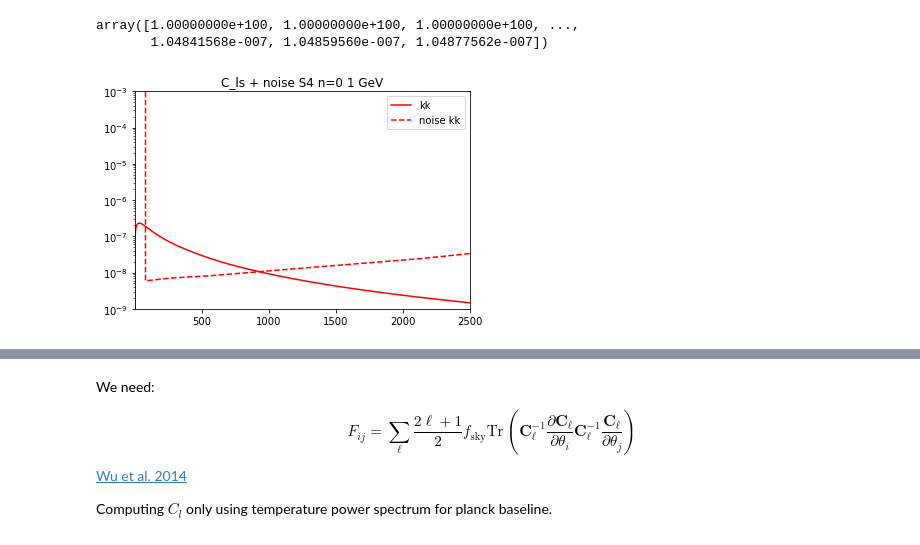
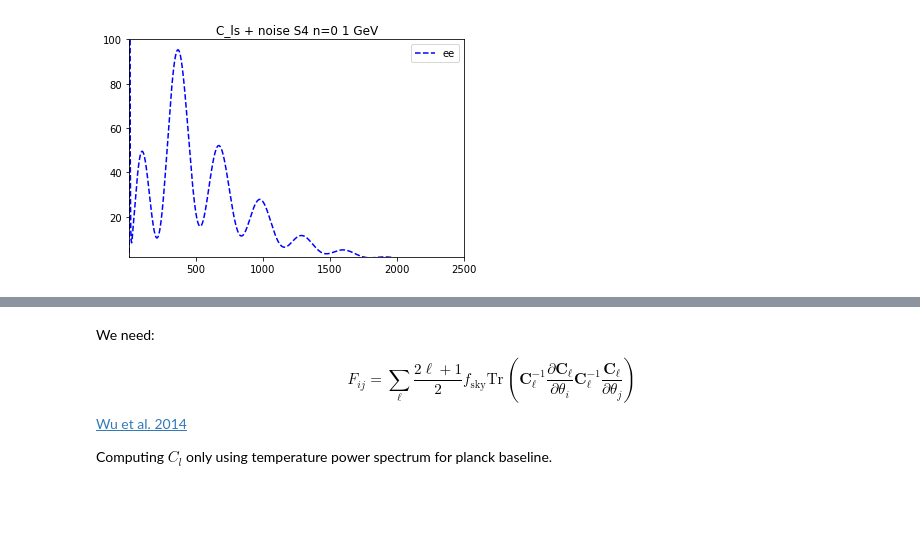
Before and after one commit to iej2106/fisher_dmb, a Jupyter notebook: compute_fisher_dmb_S4.ipynb, the cells around one changed output, grey strips where cells are left out. Drawn from its saved outputs; the diff is of its cells as text; code cells hidden in the pictures; blank space fills up the shorter version.

```diff
--- a/compute_fisher_dmb_S4.ipynb
+++ b/compute_fisher_dmb_S4.ipynb
@@ -130,27 +130,18 @@ plt.show()
-# %%
-nl_tt
-# %% [output]
-array([1.00000000e+100, 1.00000000e+100, 1.00000000e+100, ...,
-       1.04841568e-007, 1.04859560e-007, 1.04877562e-007])
 # %%
 #fig, ax = plt.subplots(figsize=(9, 7))
-#plt.plot(fiducial['tt'], 'y--',label="tt")
-#plt.plot(fiducial['ee'], 'b--',label="ee")
-plt.plot(Cl_est_kk, 'r-',label="kk")
+factor_est = (ell*(ell+1.)/2./math.pi)*((1.0e6*Tcmb)**2)
+#plt.plot(factor_est*fiducial['tt'], 'y--',label="tt")
+plt.plot(fiducial['ee']/1e-5 *((1.0e6*Tcmb)**2), 'b--',label="ee")
 
-#plt.plot(nl_tt, 'y-',label="noise tt")
-#plt.plot(nl_ee, 'b-',label="noise ee")
-plt.plot(nl_kk, 'r--',label="noise kk")
-
-plt.yscale('log')
-plt.ylim(1e-9,1e-3)
+#plt.yscale('log')#plt.ylim(1e-11,1e-9)
 plt.xlim(2,2500)
+plt.ylim(2,100)
 plt.legend(loc="upper right")
 plt.title('C_ls + noise S4 n=0 1 GeV')
 plt.savefig("C_l_compare_n_0_1GeV_S4.png")
 plt.show()
 # %% [output]
-[figure, old version]
+[figure, new version]
 # %%
 #For right and left C_l's:
 def utility_function_call_CLASS(input_dict, l_max=2500):
```
Also changed, not shown: parts of 15 cells of this notebook.
